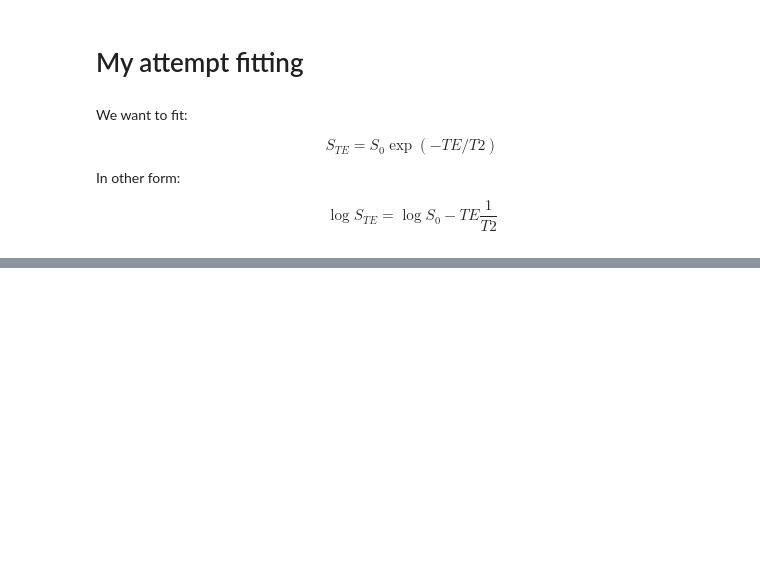
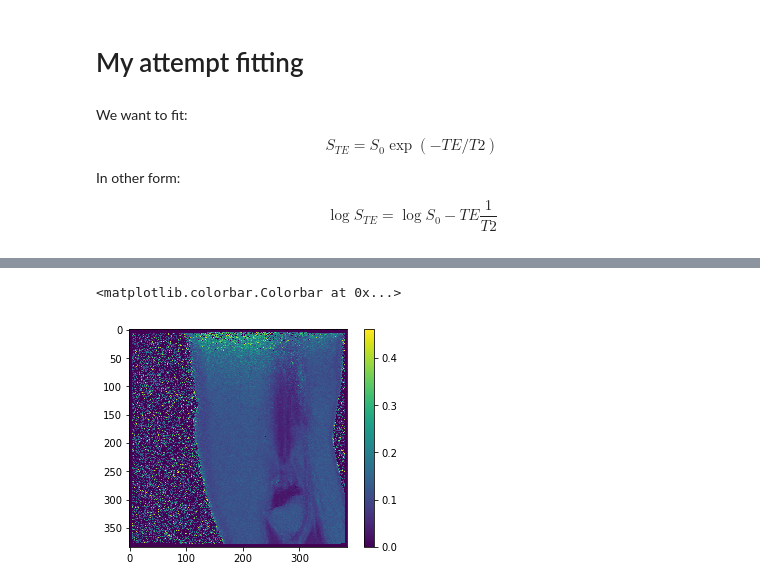
Before and after one commit to dokato/cartilage-health, a Jupyter notebook: 1-registration.ipynb, the cells around one changed output, grey strips where cells are left out. Saved outputs shown, nothing was run; the diff lists cells and outputs as text; code cells hidden in the pictures; blank space fills up the shorter version.

```diff
--- a/1-registration.ipynb
+++ b/1-registration.ipynb
@@ -227,0 +271,4 @@ for ix in range(data.shape[2]):
+# %%
+#matt2[np.where(matt2==np.inf)] = 0
+matt2[np.where(matt2>np.percentile(matt2.flatten(), 99))]=0
+matt2[np.where(matt2<0)]=0
@@ -227,0 +279,6 @@ for ix in range(data.shape[2]):
+# %%
+plt.imshow(matt2)
+plt.colorbar()
+# %% [output]
+<matplotlib.colorbar.Colorbar at 0x...>
+[figure, added]
```
Also changed, not shown: parts of 26 cells of this notebook, 1 other file.
